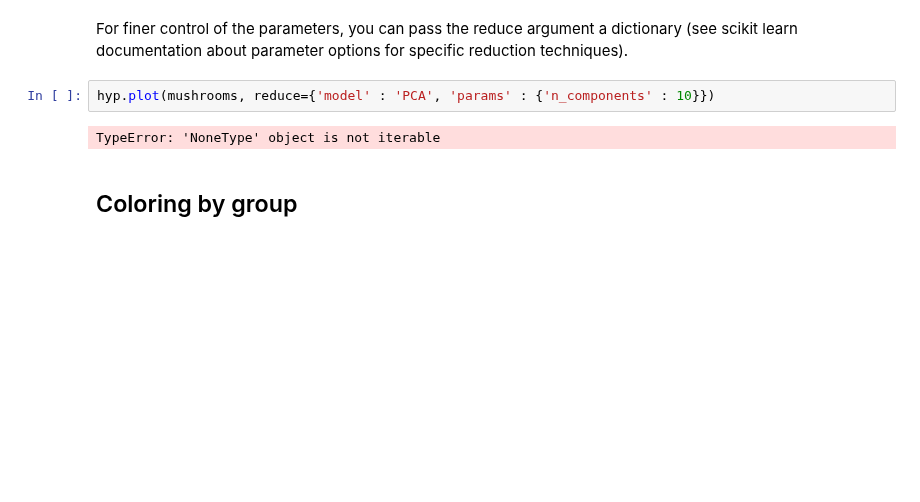
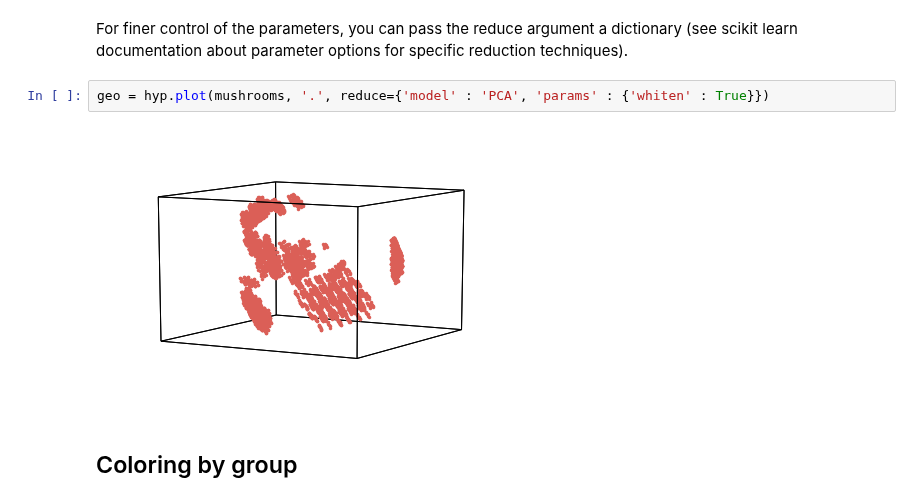
Before and after one commit to ContextLab/hypertools, a Jupyter notebook: docs/tutorials/plot.ipynb, the cells around one changed output. Drawn from its saved outputs; the diff is of its cells as text; blank space fills up the shorter version.

Commit message:
fixed plot tutorial

```diff
--- a/docs/tutorials/plot.ipynb
+++ b/docs/tutorials/plot.ipynb
@@ -68,9 +68,9 @@ geo = hyp.plot(mushrooms, '.', reduce='SparsePCA')
 # %% [markdown]
 For finer control of the parameters, you can pass the reduce argument a dictionary (see scikit learn documentation about parameter options for specific reduction techniques).
 # %%
-hyp.plot(mushrooms, reduce={'model' : 'PCA', 'params' : {'n_components' : 10}})
+geo = hyp.plot(mushrooms, '.', reduce={'model' : 'PCA', 'params' : {'whiten' : True}})
 # %% [output]
-TypeError: 'NoneType' object is not iterable
+[figure, added]
 # %% [markdown]
 ## Coloring by group
 # %% [markdown]
```
